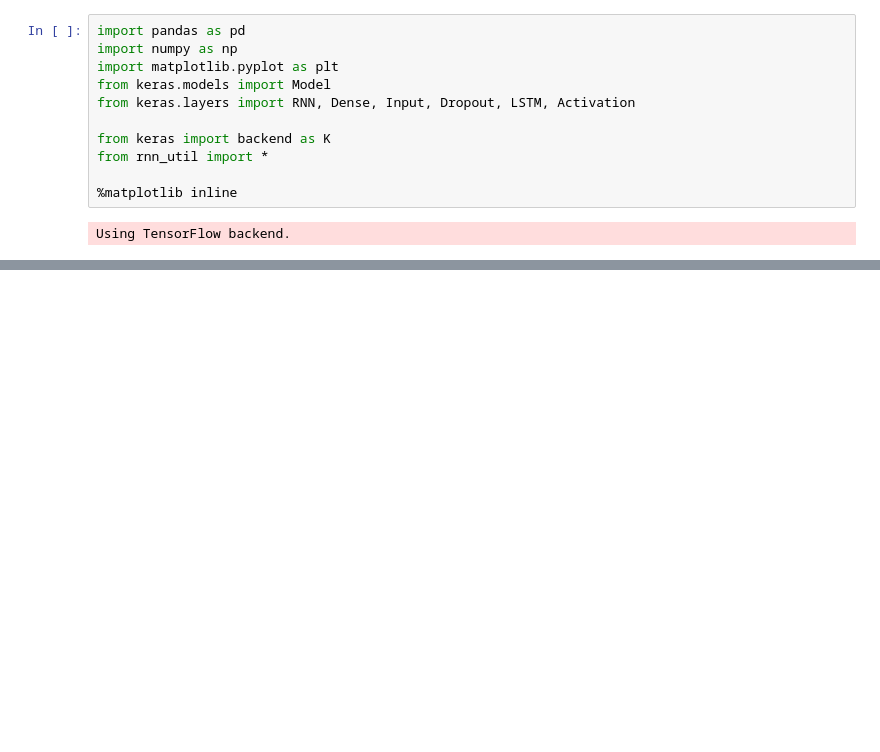
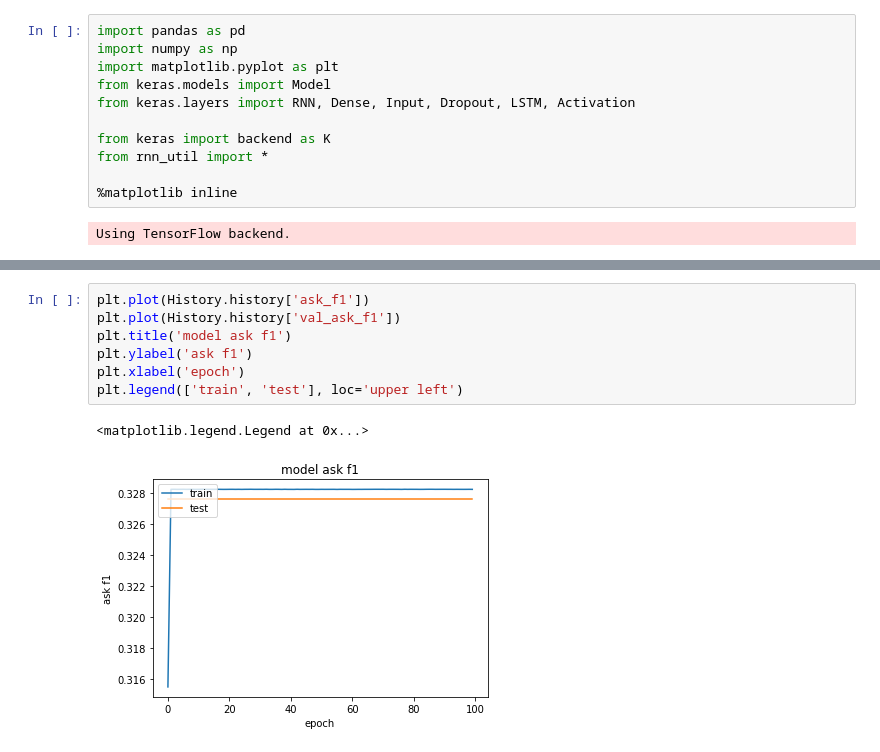
Before and after one commit to JC-Cheng/ML-QF_Practice, a Jupyter notebook: RNN Queue Imbalance/RNN_Queue_Imbalance.ipynb, the cells around one changed output, grey strips where cells are left out. Saved outputs shown, nothing was run; the diff lists cells and outputs as text; blank space fills up the shorter version.

```diff
--- a/RNN Queue Imbalance/RNN_Queue_Imbalance.ipynb
+++ b/RNN Queue Imbalance/RNN_Queue_Imbalance.ipynb
@@ -111,0 +147,10 @@ Epoch 2/2
+# %%
+plt.plot(History.history['ask_f1'])
+plt.plot(History.history['val_ask_f1'])
+plt.title('model ask f1')
+plt.ylabel('ask f1')
+plt.xlabel('epoch')
+plt.legend(['train', 'test'], loc='upper left')
+# %% [output]
+<matplotlib.legend.Legend at 0x...>
+[figure, added]
```
Also changed, not shown: parts of 15 cells of this notebook, 1 other file.
